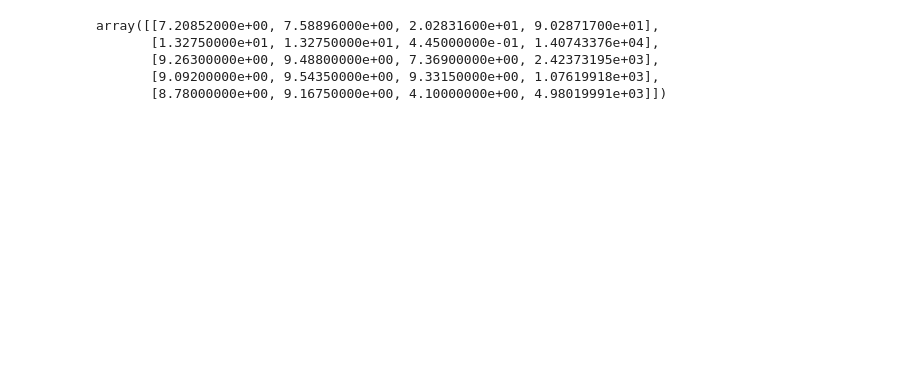
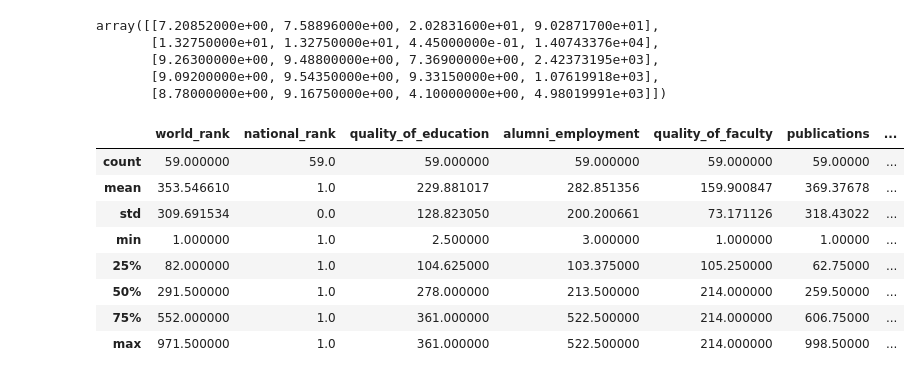
Before and after one commit to bluewallumich/Predicting-Educational-Outcomes, a Jupyter notebook: Milestone II Project v1.ipynb, the cells around one changed output. Saved outputs shown, nothing was run; the diff lists cells and outputs as text; code cells hidden in the pictures; blank space fills up the shorter version.

```diff
--- a/Milestone II Project v1.ipynb
+++ b/Milestone II Project v1.ipynb
@@ -303,3 +307,15 @@ array([[7.20852000e+00, 7.58896000e+00, 2.02831600e+01, 9.02871700e+01],
        [9.26300000e+00, 9.48800000e+00, 7.36900000e+00, 2.42373195e+03],
        [9.09200000e+00, 9.54350000e+00, 9.33150000e+00, 1.07619918e+03],
        [8.78000000e+00, 9.16750000e+00, 4.10000000e+00, 4.98019991e+03]])
+# %%
+h_ed_df.describe()
+# %% [output]
+|  | world_rank | national_rank | quality_of_education | alumni_employment | quality_of_faculty | publications | ... |
+| count | 59.000000 | 59.0 | 59.000000 | 59.000000 | 59.000000 | 59.00000 | ... |
+| mean | 353.546610 | 1.0 | 229.881017 | 282.851356 | 159.900847 | 369.37678 | ... |
+| std | 309.691534 | 0.0 | 128.823050 | 200.200661 | 73.171126 | 318.43022 | ... |
+| min | 1.000000 | 1.0 | 2.500000 | 3.000000 | 1.000000 | 1.00000 | ... |
+| 25% | 82.000000 | 1.0 | 104.625000 | 103.375000 | 105.250000 | 62.75000 | ... |
+| 50% | 291.500000 | 1.0 | 278.000000 | 213.500000 | 214.000000 | 259.50000 | ... |
+| 75% | 552.000000 | 1.0 | 361.000000 | 522.500000 | 214.000000 | 606.75000 | ... |
+| max | 971.500000 | 1.0 | 361.000000 | 522.500000 | 214.000000 | 998.50000 | ... |
```
Also changed, not shown: parts of 5 cells of this notebook.
